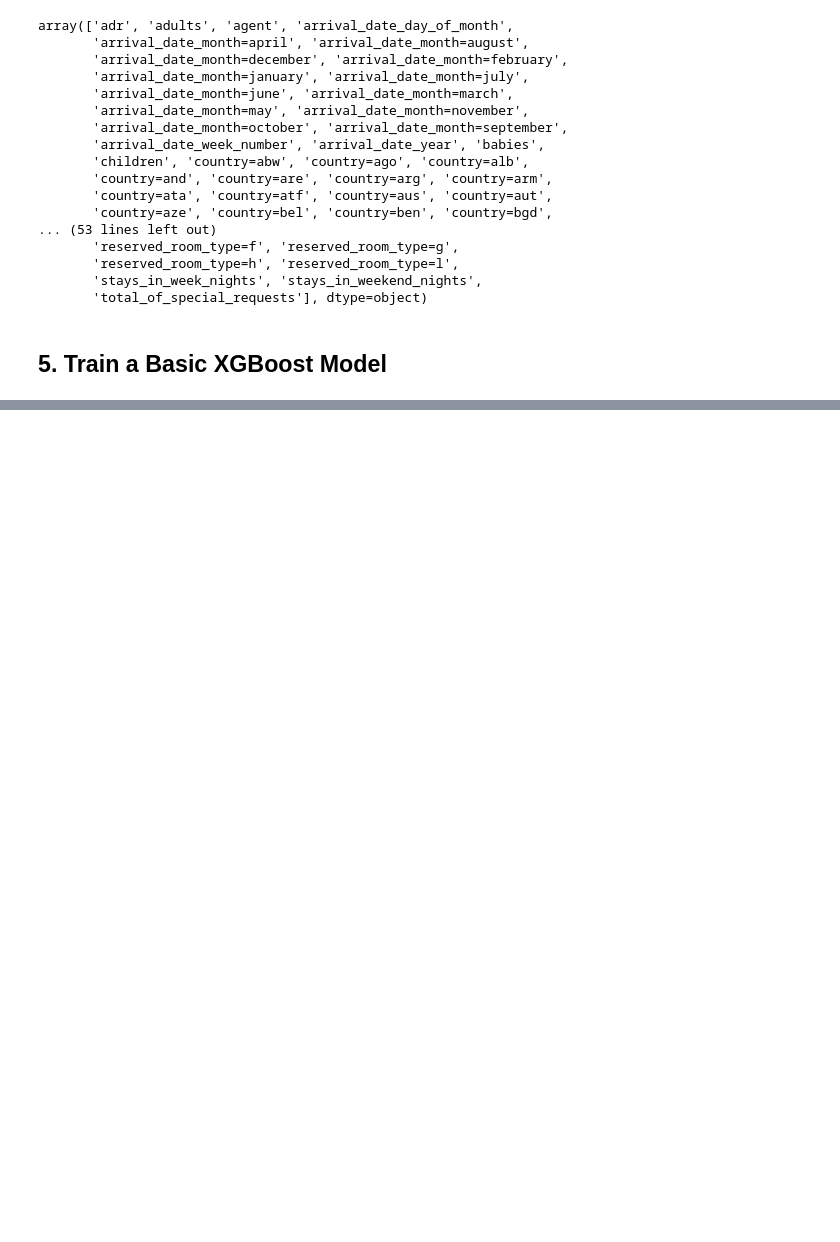
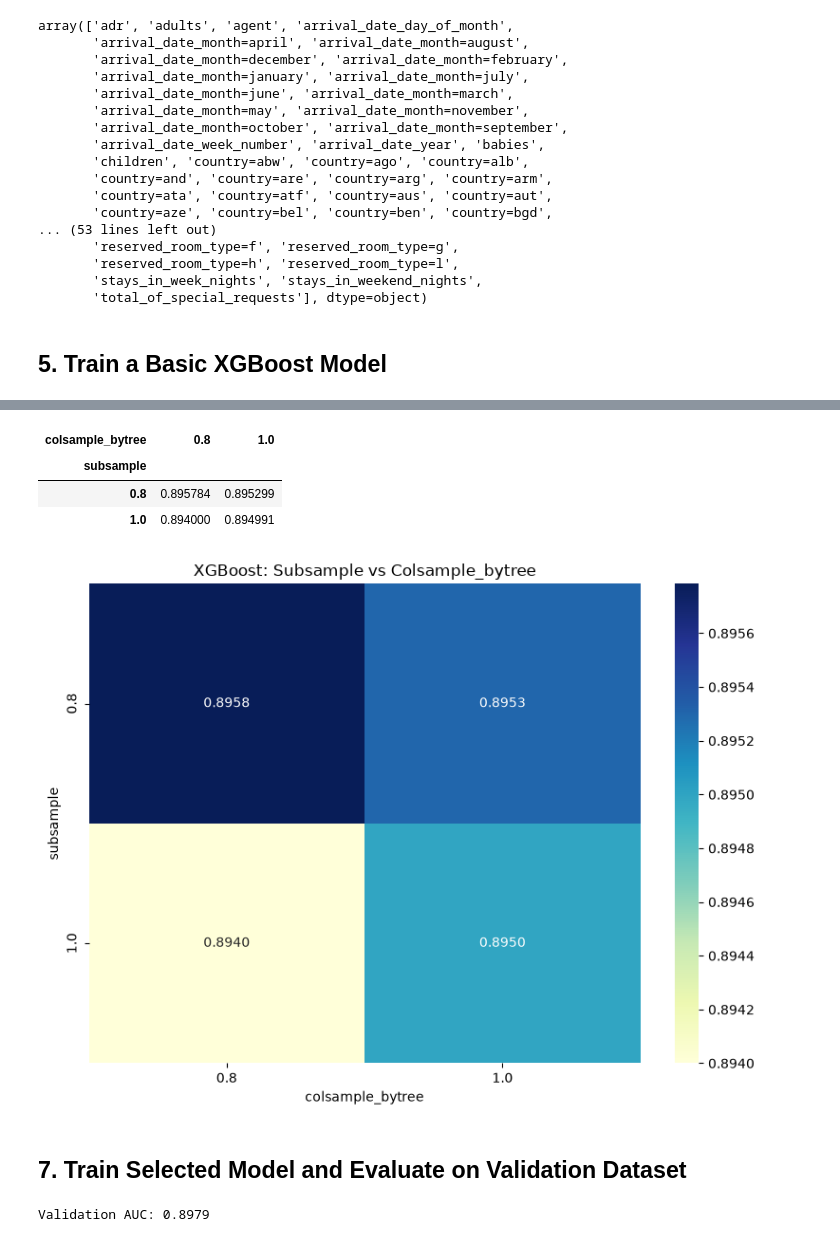
Before and after one commit to nabila-natasha/hotel-booking-cancellation-ml, a Jupyter notebook: notebooks/02_modeling.ipynb, the cells around one changed output, grey strips where cells are left out. Saved outputs shown, nothing was run; the diff lists cells and outputs as text; code cells hidden in the pictures; blank space fills up the shorter version.

```diff
--- a/notebooks/02_modeling.ipynb
+++ b/notebooks/02_modeling.ipynb
@@ -214,0 +494,33 @@ model = xgb.train(xgb_params,
+# %%
+sampling_pivot = df_sampling.pivot(
+    index="subsample",
+    columns="colsample_bytree",
+    values="score"
+)
+
+sampling_pivot
+# %% [output]
+| colsample_bytree | 0.8 | 1.0 |
+| subsample |  |  |
+| 0.8 | 0.895784 | 0.895299 |
+| 1.0 | 0.894000 | 0.894991 |
+# %%
+plt.figure(figsize=(8, 6))
+
+sns.heatmap(
+    sampling_pivot,
+    annot=True,
+    fmt=".4f",
+    cmap="YlGnBu"
+)
+
+plt.title("XGBoost: Subsample vs Colsample_bytree")
+plt.xlabel("colsample_bytree")
+plt.ylabel("subsample")
+
+plt.tight_layout()
+plt.show()
+# %% [output]
+[figure, added]
+# %% [markdown]
+## 7. Train Selected Model and Evaluate on Validation Dataset
@@ -214,0 +545,6 @@ model = xgb.train(xgb_params,
+# %%
+val_auc = roc_auc_score(y_val, y_val_pred)
+
+print("Validation AUC:", round(val_auc, 4))
+# %% [output]
+Validation AUC: 0.8979
```
Also changed, not shown: parts of 40 cells of this notebook.
